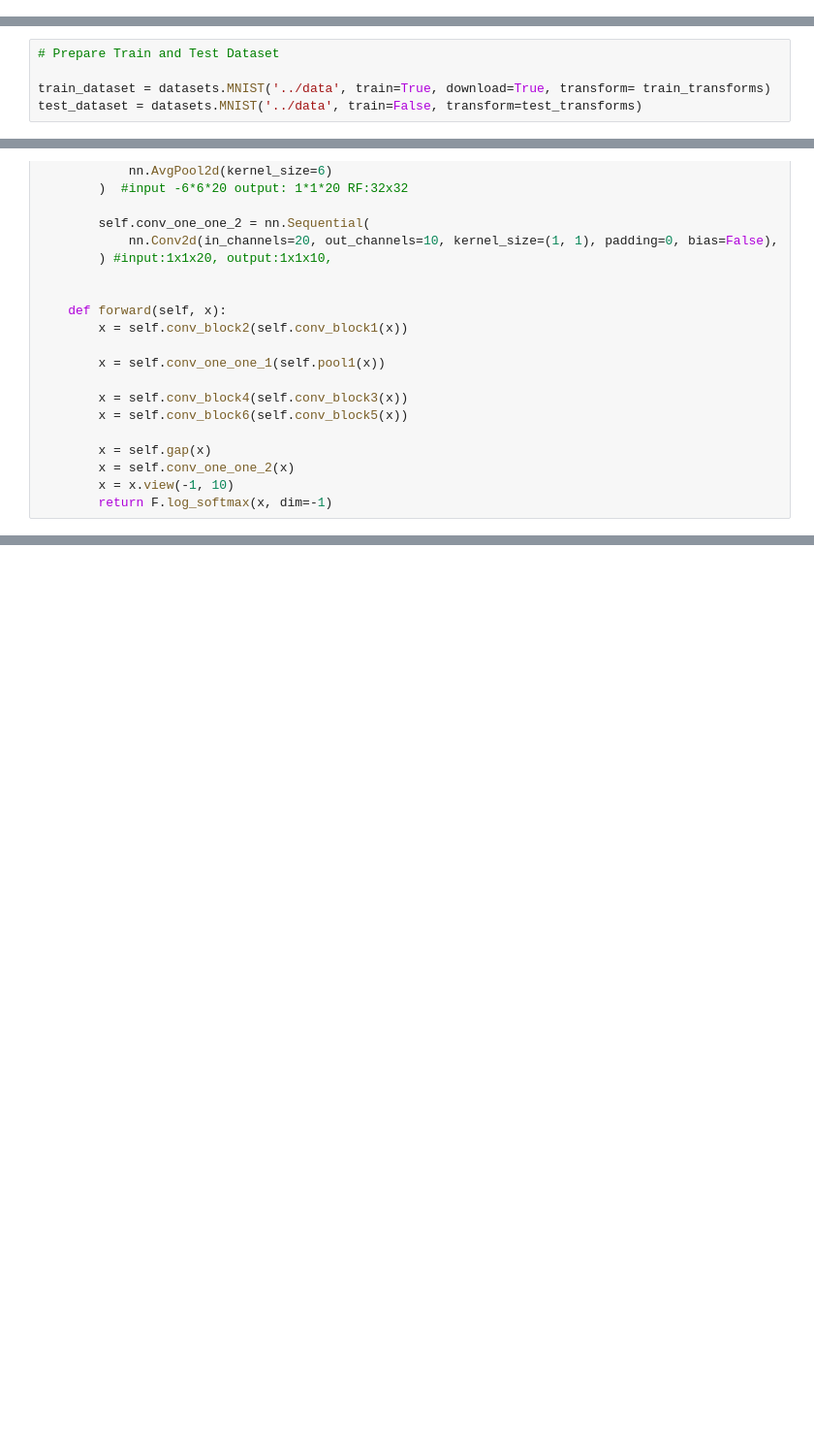
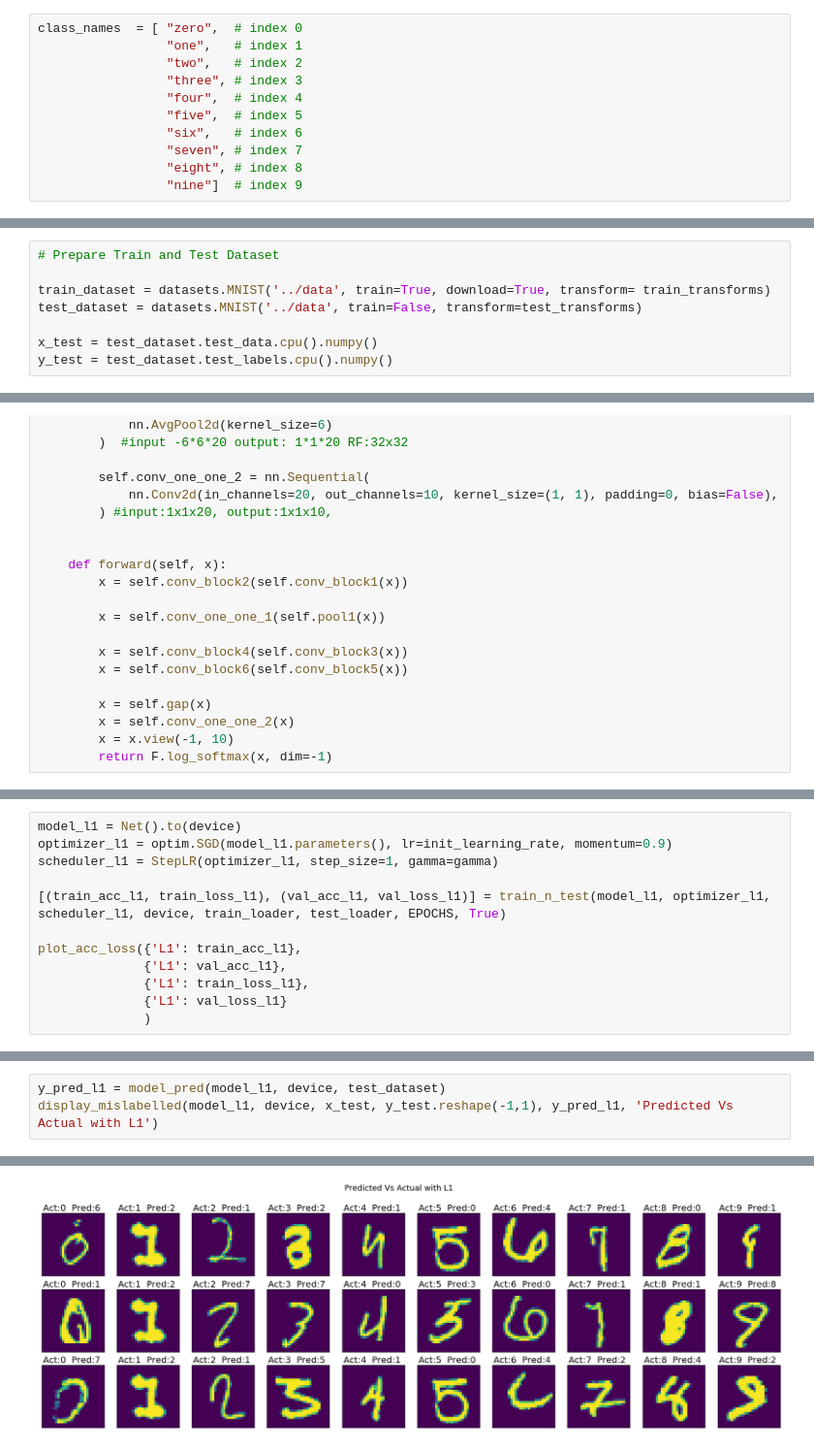
Before and after one commit to gantir/eva4, a Jupyter notebook: s6/EVA4_Session_6.ipynb, the cells around one changed output, grey strips where cells are left out. Shown at 97% size. Drawn from its saved outputs; the diff is of its cells as text; blank space fills up the shorter version.

```diff
--- a/s6/EVA4_Session_6.ipynb
+++ b/s6/EVA4_Session_6.ipynb
@@ -34,6 +35,17 @@ Drive already mounted at /content/gdrive/; to attempt to forcibly remount, call
 # %%
 from utils.model_helper import train_model, test_model, train_n_test
 from utils.plot_helper import plot_acc_loss
+# %%
+class_names  = [ "zero",  # index 0
+                 "one",   # index 1
+                 "two",   # index 2
+                 "three", # index 3
+                 "four",  # index 4
+                 "five",  # index 5
+                 "six",   # index 6
+                 "seven", # index 7
+                 "eight", # index 8
+                 "nine"]  # index 9
 # %%
 # Train Phase transformations
 train_transforms = transforms.Compose([
@@ -56,6 +68,9 @@ test_transforms = transforms.Compose([
 
 train_dataset = datasets.MNIST('../data', train=True, download=True, transform= train_transforms)
 test_dataset = datasets.MNIST('../data', train=False, transform=test_transforms)
+
+x_test = test_dataset.test_data.cpu().numpy()
+y_test = test_dataset.test_labels.cpu().numpy()
 # %%
 SEED = 1
 
@@ -240,0 +321,12 @@ Epoch: 6 -- Test Set, Validation Loss: 0.03068501 Validation Accuracy: 99.0100%
+# %%
+model_l1 = Net().to(device)
+optimizer_l1 = optim.SGD(model_l1.parameters(), lr=init_learning_rate, momentum=0.9)
+scheduler_l1 = StepLR(optimizer_l1, step_size=1, gamma=gamma)
+
+[(train_acc_l1, train_loss_l1), (val_acc_l1, val_loss_l1)] = train_n_test(model_l1, optimizer_l1, scheduler_l1, device, train_loader, test_loader, EPOCHS, True)
+
+plot_acc_loss({'L1': train_acc_l1},
+              {'L1': val_acc_l1},
+              {'L1': train_loss_l1},
+              {'L1': val_loss_l1}
+              )
@@ -240,0 +347,4 @@ Epoch: 6 -- Test Set, Validation Loss: 0.03068501 Validation Accuracy: 99.0100%
+# %%
+y_pred_l1 = model_pred(model_l1, device, test_dataset)
+display_mislabelled(model_l1, device, x_test, y_test.reshape(-1,1), y_pred_l1, 'Predicted Vs Actual with L1')
+# %% [output]
@@ -240,0 +368 @@ Epoch: 6 -- Test Set, Validation Loss: 0.03068501 Validation Accuracy: 99.0100%
+[figure, added]
```
Also changed, not shown: parts of 18 cells of this notebook.
